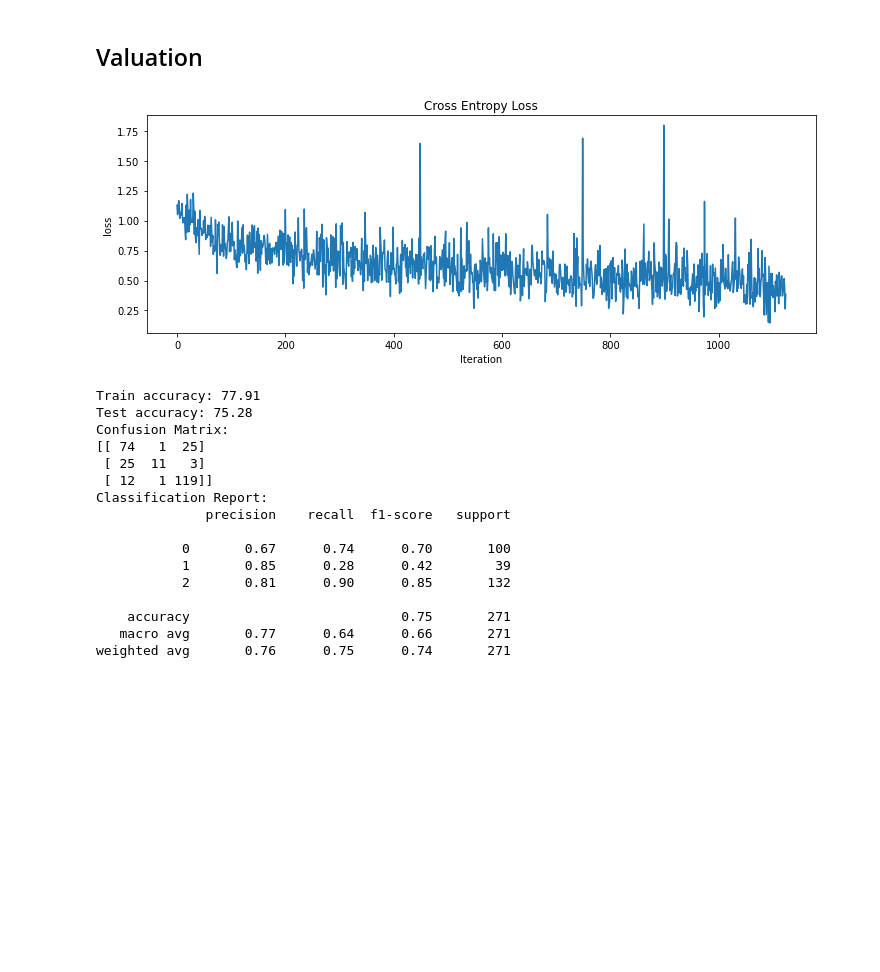
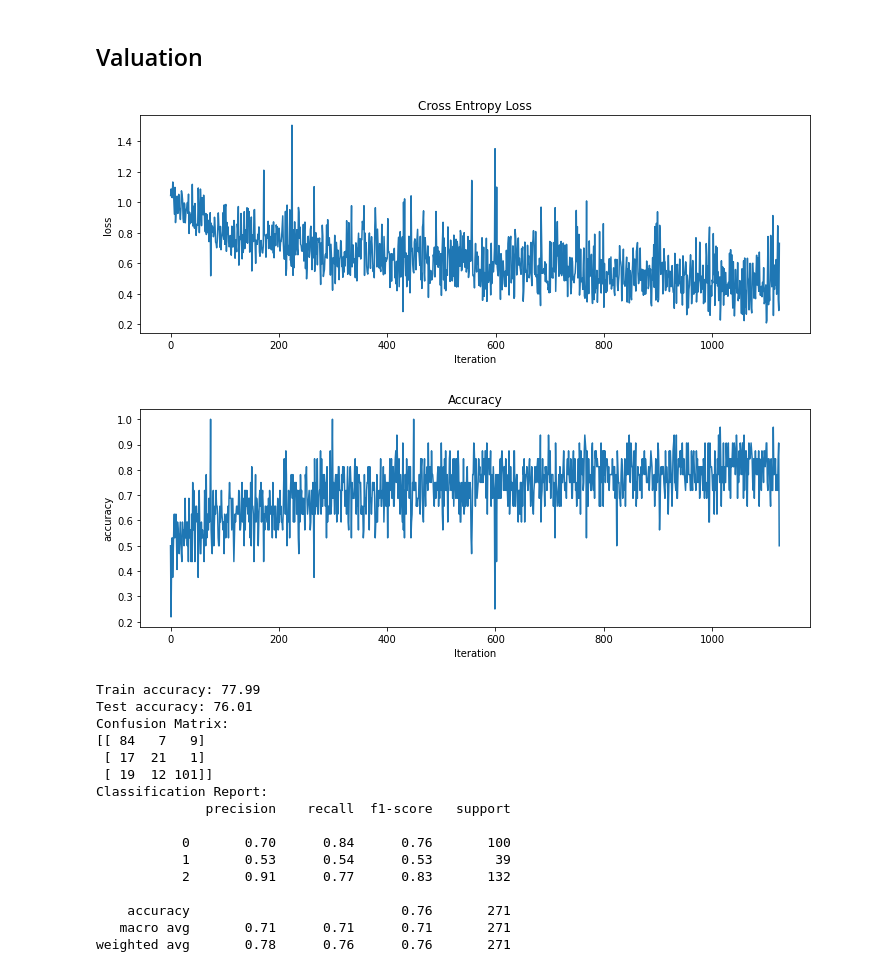
Before and after one commit to yan-ren/COMP6721_Winter2023_GroupK, a Jupyter notebook: resnet/comp6721_project_ResNet_3.ipynb, the cells around one changed output. Cells and saved outputs as stored; diff of their text form; code cells hidden in the pictures; blank space fills up the shorter version.

Commit message:
Add accuracy and helper function

```diff
--- a/resnet/comp6721_project_ResNet_3.ipynb
+++ b/resnet/comp6721_project_ResNet_3.ipynb
@@ -105,6 +89,7 @@ WARNING:matplotlib.image:Clipping input data to the valid range for imshow with
 
 num_epochs = 15
 losses = []
+accuracy = []
 
 for epoch in range(num_epochs):
     for i , (inputs, targets) in enumerate(train_dataloader):
@@ -125,8 +110,14 @@ for epoch in range(num_epochs):
         #update parameters
         optimizer.step()
 
+        #accuracy
+        _, predicted = torch.max(outputs.data, 1)
+        total = targets.size(0)
+        correct = (predicted == targets).sum().item()
+        accuracy.append(correct / total)
+
         # report
         if (i + 1) % 50 == 0:
-            print('Epoch [%2d/%2d], Step [%3d/%3d], Loss: %.4f'
-                  % (epoch + 1, num_epochs, i + 1, len(train_dataset) // batch_size, loss.item()))
+            print('Epoch [%2d/%2d], Step [%3d/%3d], Loss: %.4f, Accuracy: %.4f'
+                  % (epoch + 1, num_epochs, i + 1, len(train_dataset) // batch_size, loss.item(), correct / total))
 # %% [output]
@@ -160,51 +151,60 @@ plt.xlabel('Iteration')
 plt.ylabel('loss')
 plt.title('Cross Entropy Loss')
 plt.show()
+
+plt.figure(figsize=(12, 4))
+plt.plot(accuracy)
+plt.xlabel('Iteration')
+plt.ylabel('accuracy')
+plt.title('Accuracy')
+plt.show()
+
 
 def evaluate_model(title, model, dataloader, device):
     model.eval()  # for batch normalization layers
     corrects = 0
     y_true = []
     y_pred = []
 
     with torch.no_grad():
         for inputs, targets in dataloader:
             inputs, targets = inputs.to(device), targets.to(device)
             outputs = model(inputs)
             _, preds = torch.max(outputs, 1)
             corrects += (preds == targets.data).sum()
             y_true.extend(targets.tolist())
             y_pred.extend(preds.tolist())
 
     print('{title} accuracy: {:.2f}'.format(100. * corrects / len(dataloader.dataset), title=title))
     if title.lower() == "test":
         # Compute the confusion matrix
         cm = confusion_matrix(y_true, y_pred)
         # Compute the precision, recall, and F1 score
         report = classification_report(y_true, y_pred)
         print('Confusion Matrix:')
         print(cm)
         print('Classification Report:')
         print(report)
 
 
 evaluate_model("Train", model, train_dataloader, device)
 evaluate_model("Test", model, evaluation_dataloader, device)
 # %% [output]
-[figure, old version]
+[figure, new version]
+[figure, added]
-Train accuracy: 77.91
-Test accuracy: 75.28
+Train accuracy: 77.99
+Test accuracy: 76.01
 Confusion Matrix:
-[[ 74   1  25]
- [ 25  11   3]
- [ 12   1 119]]
+[[ 84   7   9]
+ [ 17  21   1]
+ [ 19  12 101]]
 Classification Report:
               precision    recall  f1-score   support
 
-           0       0.67      0.74      0.70       100
-           1       0.85      0.28      0.42        39
-           2       0.81      0.90      0.85       132
+           0       0.70      0.84      0.76       100
+           1       0.53      0.54      0.53        39
+           2       0.91      0.77      0.83       132
 
-    accuracy                           0.75       271
-   macro avg       0.77      0.64      0.66       271
-weighted avg       0.76      0.75      0.74       271
+    accuracy                           0.76       271
+   macro avg       0.71      0.71      0.71       271
+weighted avg       0.78      0.76      0.76       271
```
Also changed, not shown: parts of 9 cells of this notebook, 1 other file.
